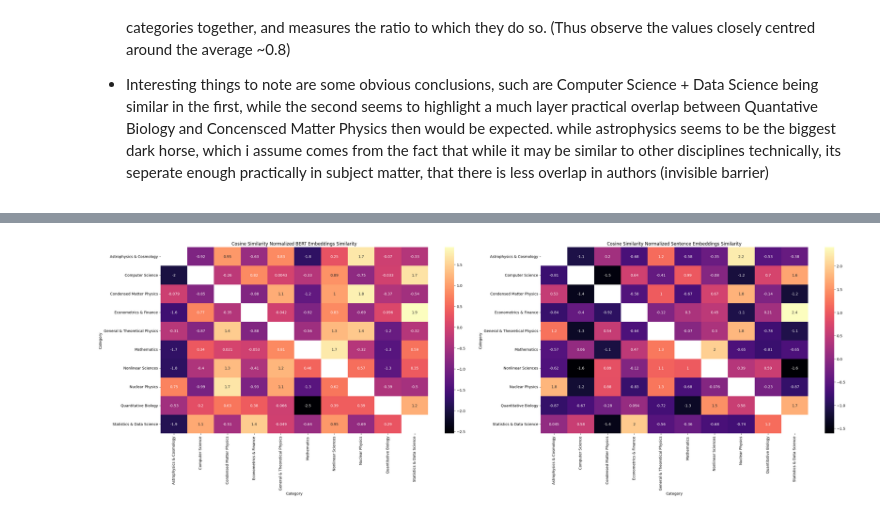
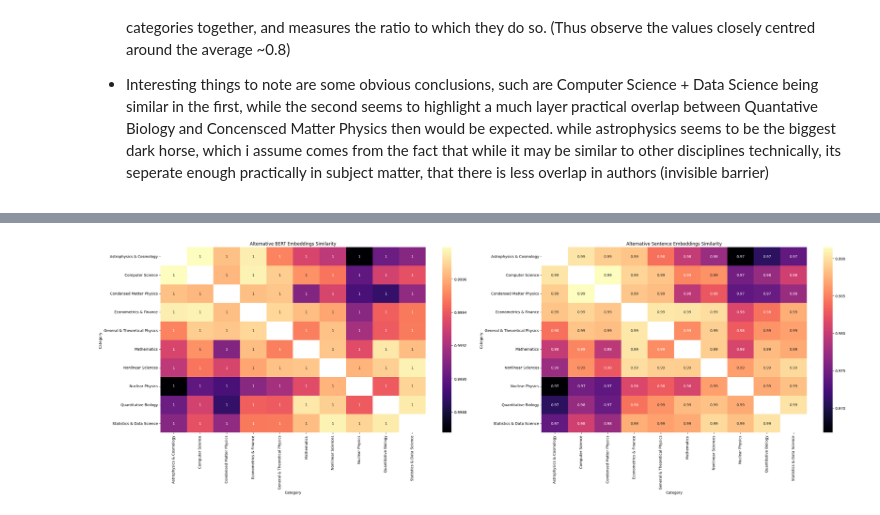
Before and after one commit to lduncan1712/CP421, a Jupyter notebook: CP421 - Project Code.ipynb, the cells around one changed output, grey strips where cells are left out. Cells and saved outputs as stored; diff of their text form; code cells hidden in the pictures.

Commit message:
Including Charts

```diff
--- a/CP421 - Project Code.ipynb
+++ b/CP421 - Project Code.ipynb
@@ -494,8 +494,8 @@ def paper_contribution_to_category(group, chosen_embedding):
     return np.average(
         np.stack(group[chosen_embedding].values),
         axis = 0 ,
-        weights = np.sqrt(group['contributors'].values)  * #Use Contributor
-                  np.sqrt(group['total_papers']/group['contributors']) #Higher Publishing experience
+        weights = np.sqrt(group['contributors'].values)  #* #Use Contributor
+                  #np.sqrt(group['total_papers']/group['contributors']) #Higher Publishing experience
     )
 
 """
@@ -510,7 +510,7 @@ def paper_contribution_to_author(group,chosen_embedding):
         np.stack(group[chosen_embedding].values),
         axis=0   # ,
         #weights=  np.sqrt(np.log(point_within/duration + 2)*   #Use Point In Career
-        #          ( 1 + group['is_lead']*5 ) *   #Role In Paper
+        #          ( 1 + group['is_lead']*5 ) *    #Role In Paper
         #         (np.power(1 / group['contributors'], 0.5))  # Inverse Contributors
 
 
@@ -524,10 +524,10 @@ Generates The Average Paper Embedding Usings Weighted Authors That Contributed T
 def authors_contribution_to_paper(group, chosen_embedding):
     return np.average(
         np.stack(group[chosen_embedding].values),
-        axis=0    ,
-        weights=     ( 1 + group['is_lead']*5 ) * #More If Author Leading It
-                    np.sqrt(group['papers']) * #Move If Many Papers Mad
-                   (1 - 0.5*(group['papers'] == 1)) #Less If This Is Only Paper Made By Author (Dilutes)
+        axis=0  #  ,
+        #weights=     ( 1 + group['is_lead']*3 ) * #More If Author Leading It
+        #            np.sqrt(group['papers']) * #Move If Many Papers Mad
+        #           (1 - 0.9*(group['papers'] == 1)) #Less If This Is Only Paper Made By Author (Dilutes)
     )
 # %%
 """"
@@ -619,6 +619,6 @@ def create_similarity_matrix(embedding_col, df, method):
 
 def plot_similarity_matrix(ax, similarity, title, cmap="magma"):
     sns.heatmap(similarity, ax=ax, annot=True, cmap=cmap)
-    ax.set_title("Cosine Similarity " + title)
+    ax.set_title(title)
     ax.set_xlabel("Category")
     ax.set_ylabel("Category")
@@ -625,17 +654,17 @@ def plot_similarity_matrix(ax, similarity, title, cmap="magma"):
 # %%
 fig, axes = plt.subplots(1,2, figsize=(30, 10))
 
 #Original Method
-original_method = create_similarity_matrix('joined_embeddings', df_cleaned, method='other')
-original_norm = pd.DataFrame(zscore(original_method, axis=1, nan_policy='omit'), index=original_method.index, columns=original_method.columns)
-plot_similarity_matrix(axes[0], original_norm, "Normalized BERT Embeddings Similarity")
+original_method = create_similarity_matrix('alternative_joined_embeddings', df_cleaned, method='other')
+#original_norm = pd.DataFrame(zscore(original_method, axis=1, nan_policy='omit'), index=original_method.index, columns=original_method.columns)
+plot_similarity_matrix(axes[0], original_method, "Alternative BERT Embeddings Similarity")
 
 #Alternative Method
-alternative_method = create_similarity_matrix('sentence_embeddings', df_cleaned, method='other')
-alternative_norm = pd.DataFrame(zscore(alternative_method, axis=1, nan_policy='omit'), index=alternative_method.index, columns=alternative_method.columns)
-plot_similarity_matrix(axes[1], alternative_norm, "Normalized Sentence Embeddings Similarity")
+alternative_method = create_similarity_matrix('alternative_sentence_embeddings', df_cleaned, method='other')
+#alternative_norm = pd.DataFrame(zscore(alternative_method, axis=1, nan_policy='omit'), index=alternative_method.index, columns=alternative_method.columns)
+plot_similarity_matrix(axes[1], alternative_method, "Alternative Sentence Embeddings Similarity")
 
 plt.tight_layout()
 plt.show()
 # %% [output]
-[figure, old version]
+[figure, new version]
```
Also changed, not shown: parts of 2 cells of this notebook.
